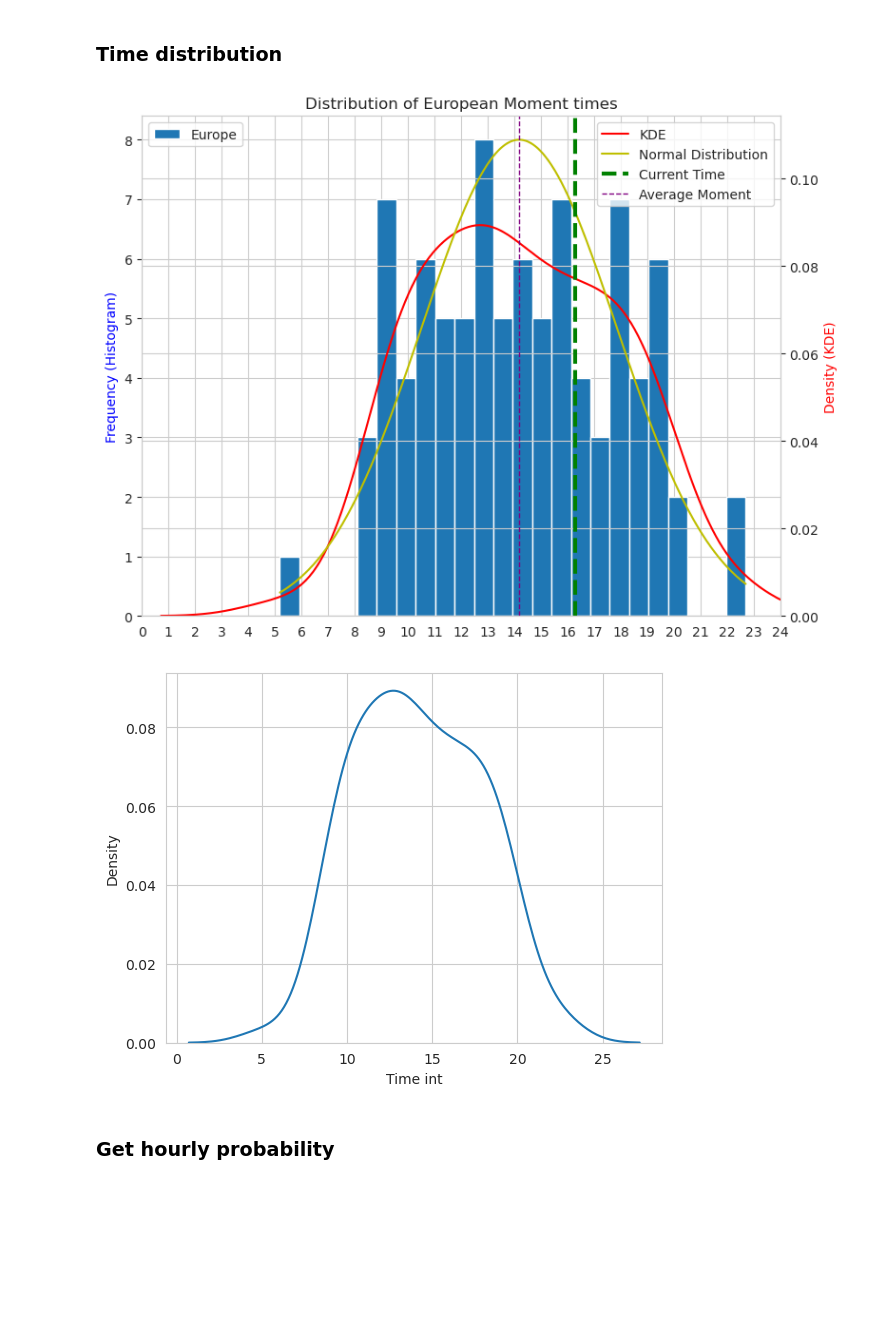
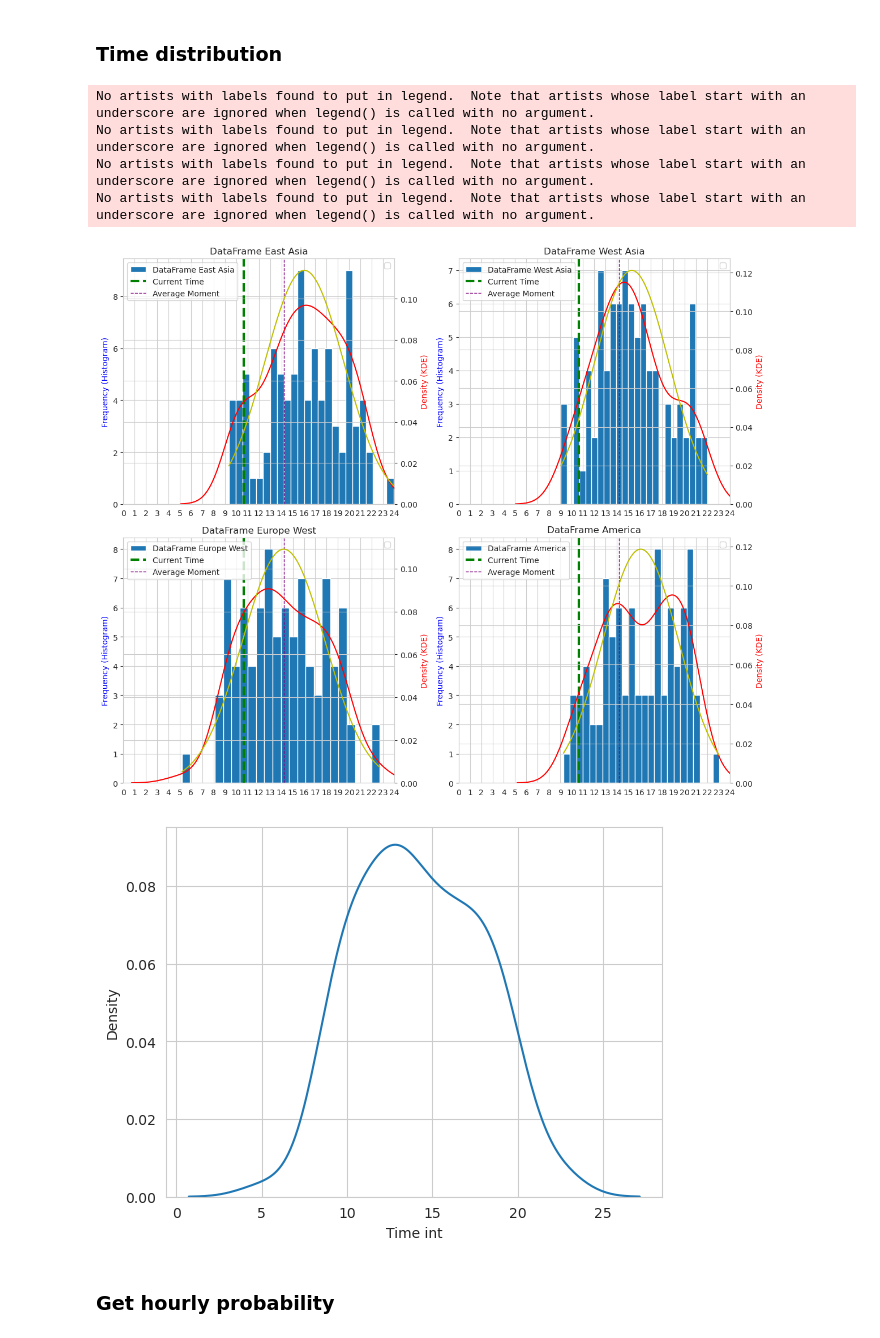
Before and after one commit to CallumAlexander/BeReal.-Analysis, a Jupyter notebook: notebook.ipynb, the cells around one changed output. Cells and saved outputs as stored; diff of their text form; code cells hidden in the pictures; blank space fills up the shorter version.

```diff
--- a/notebook.ipynb
+++ b/notebook.ipynb
@@ -31,11 +50,23 @@ def float_to_time(time_float):
 ## Beginning of Analysis
 # %%
 day_names = ['Monday', 'Tuesday', 'Wednesday', 'Thursday', 'Friday', 'Saturday', 'Sunday']
+timezone_names = ['East Asia', 'West Asia', 'Europe West', 'America']
 current_time = datetime.now()
 current_time = current_time.hour + current_time.minute / 60 + current_time.second / 3600
 
-df = pd.read_csv('BRTimeHistory_1699221717_Europe_London.csv')
-df['Timestamp'] = pd.to_datetime(df['Timestamp'])
+df = pd.read_csv('BRTimeHistory_1699215361_UTC.csv')
+df['Timestamp'] = pd.to_datetime(df['Timestamp'], utc=True).dt.tz_convert('UTC')
+
+df['Timestamp'] = df.apply(lambda row: convert_timestamp(row), axis=1)
+print(df.head())
+# df['Timestamp'] = pd.to_datetime(df['Timestamp']).dt.tz_localize(None)
+# df['Timestamp'] = df['Timestamp'].dt.to_pydatetime()
+
+pydatetimes = []
+for ts in df['Timestamp']:
+    pydatetimes.append(ts.tz_localize(None).to_pydatetime())
+df['Timestamp'] = pydatetimes
+
 df['Date'] = df['Timestamp'].dt.date
 df['Time'] = df['Timestamp'].dt.time
 df['Day of Week'] = df['Timestamp'].dt.dayofweek
@@ -46,3 +77,4 @@ df['Time int'] = df['Timestamp'].dt.hour + df['Timestamp'].dt.minute / 60 + df['
 # df.drop('Region', axis=1, inplace=True)
 df.drop('Moment ID', axis=1, inplace=True)
 # df.drop('Time.dt.hour + europe['Timestamp'].dt.minute / 60stamp', axis=1, inplace=True)
+df
@@ -115,33 +209,49 @@ plt.show()
 # %%
 current_time = datetime.now()
 current_time = current_time.hour + current_time.minute / 60 + current_time.second / 3600
 
-mean, std = europe['Time int'].mean(), europe['Time int'].std()
-xmin, xmax = europe['Time int'].min(), europe['Time int'].max()
-x = np.linspace(xmin, xmax, 1000)
-pdf = norm.pdf(x, mean, std)
+def plot_dataframe_subplot(ax, df, title):
+    mean, std = df['Time int'].mean(), df['Time int'].std()
+    xmin, xmax = df['Time int'].min(), df['Time int'].max()
+    x = np.linspace(xmin, xmax, 1000)
+    pdf = norm.pdf(x, mean, std)
 
-fig, ax1 = plt.subplots(figsize=(8, 6))
-ax1.hist(europe['Time int'], bins=24, label='Europe')
-plt.xlim(0, 24)
-plt.xticks(range(25))
-ax2 = ax1.twinx()
-sns.kdeplot(europe['Time int'], ax=ax2, color='r', label='KDE')
-ax2.plot(x, pdf, color='y', label='Normal Distribution')
-ax1.set_ylabel('Frequency (Histogram)', color='blue')
-ax2.set_ylabel('Density (KDE)', color='red')
-plt.title('Distribution of European Moment times')
-plt.axvline(current_time, color='green', linestyle='--', linewidth=3, label='Current Time')
-plt.axvline(mean_moment, color='purple', linestyle='--', linewidth=1, label='Average Moment')
-ax1.legend(loc='upper left')
-ax2.legend(loc='upper right')
+    ax.hist(df['Time int'], bins=24, label=title)
+    ax.set_xlim(0, 24)
+    ax.set_xticks(range(25))
+    ax_twin = ax.twinx()
+    sns.kdeplot(df['Time int'], ax=ax_twin, color='r')
+    ax_twin.plot(x, pdf, color='y')
+    ax.set_ylabel('Frequency (Histogram)', color='blue')
+    ax_twin.set_ylabel('Density (KDE)', color='red')
+    ax.axvline(current_time, color='green', linestyle='--', linewidth=3, label='Current Time')
+    ax.axvline(mean_moment, color='purple', linestyle='--', linewidth=1, label='Average Moment')
+    ax.legend(loc='upper left')
+    ax_twin.legend(loc='upper right')
+    ax.set_title(title)
+
+fig, axs = plt.subplots(2, 2, figsize=(12, 10))
+
+for i, ax in enumerate(axs.flat):
+    if i < len(dataframes):
+        df_ = dataframes[i]
+        title = f'DataFrame {timezone_names[i]}'
+        plot_dataframe_subplot(ax, df_, title)
+    else:
+        ax.axis('off')  # Turn off extra subplots if there are fewer DataFrames than subplots
+
 plt.tight_layout()
 plt.show()
 
+
 kde_data_europe_time_int = sns.kdeplot(europe['Time int']).get_lines()[0].get_data()
 # %% [output]
+No artists with labels found to put in legend.  Note that artists whose label start with an underscore are ignored when legend() is called with no argument.
+No artists with labels found to put in legend.  Note that artists whose label start with an underscore are ignored when legend() is called with no argument.
+No artists with labels found to put in legend.  Note that artists whose label start with an underscore are ignored when legend() is called with no argument.
+No artists with labels found to put in legend.  Note that artists whose label start with an underscore are ignored when legend() is called with no argument.
-[figure, old version]
+[figure, new version]
-[figure, old version]
+[figure, new version]
 # %% [markdown]
 ### Get hourly probability
 # %%
```
Also changed, not shown: parts of 16 cells of this notebook.
